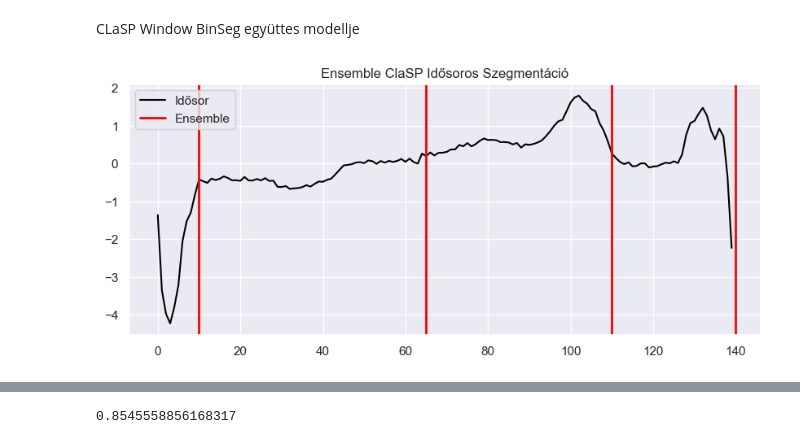
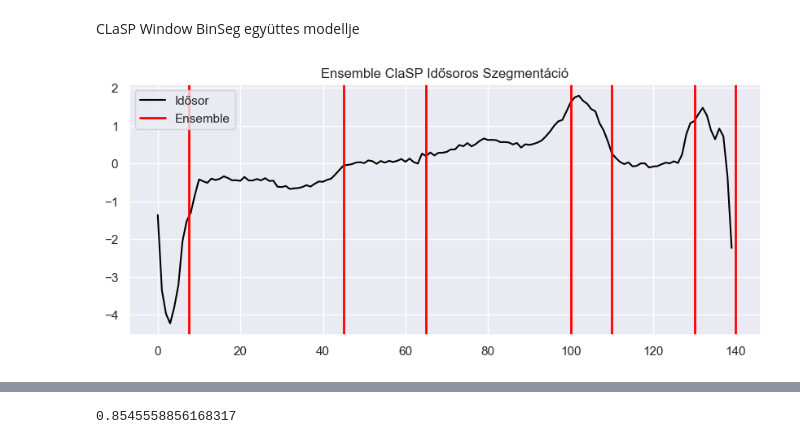
Before and after one commit to czotterbenedek/time-series-ensemble-segmentation, a Jupyter notebook: onlab_tfb4fy.ipynb, the cells around one changed output, grey strips where cells are left out. Saved outputs shown, nothing was run; the diff lists cells and outputs as text; code cells hidden in the pictures.

Commit message:
Window optimized

```diff
--- a/onlab_tfb4fy.ipynb
+++ b/onlab_tfb4fy.ipynb
@@ -418,7 +443,7 @@ algo3 = rpt.BottomUp(model="l2").fit(signal).predict(pen=5)
 all_bkps = np.concatenate([algo1, algo2, algo3])
 
 # Perform hierarchical clustering on the combined list
-Z = linkage(all_bkps.reshape(-1, 1), method='single')
+Z = linkage(all_bkps.reshape(-1, 1), method='ward')
 
 # Determine clusters based on a distance threshold
 distance_threshold = 5  # Adjust this value as needed
@@ -493,41 +518,62 @@ breakpoints_clasp = clasp.fit_predict(signal)
 binseg = Binseg(model="l2", min_size=5).fit(signal)
 breakpoints_binseg = binseg.predict(n_bkps=2)  # 2 változási pontot keresünk
 
-# 🔹 Window-based Change Detection
-window = Window(width=20, model="l2").fit(signal)
-breakpoints_window = window.predict(n_bkps=2)
+# 🔹 Window Segmentation (ruptures)
+model="l2"
+width=None
+n_bkps=None
+if width is None:
+    width = max(5, len(signal) // 20)  # Dynamically adjust width
+
+window = Window(model=model, width=width).fit(ts)
+
+# Try different n_bkps values and compute segment length variance
+max_bkps = min(15, len(signal) // (2 * width))  # Set a reasonable upper bound
+variances = []
+bkps_range = list(range(1, max_bkps + 1))
+
+for n_bkps in bkps_range:
+    change_points = window.predict(n_bkps=n_bkps)
+    segment_lengths = np.diff([0] + change_points + [len(signal)])  # Compute segment sizes
+    variances.append(np.var(segment_lengths))  # Store variance
+
+# Use the elbow method to find the optimal n_bkps
+kneedle = KneeLocator(bkps_range, variances, curve="convex", direction="decreasing")
+optimal_bkps = kneedle.elbow if kneedle.elbow else 1  # Default to 1 if no elbow found
+
+breakpoints_window = window.predict(n_bkps=optimal_bkps)
 
 all_bkps = np.concatenate([breakpoints_clasp, breakpoints_binseg, breakpoints_window])
 
 # Perform hierarchical clustering on the combined list
-Z = linkage(all_bkps.reshape(-1, 1), method='single')
+Z = linkage(all_bkps.reshape(-1, 1), method='ward')
 
 # Determine clusters based on a distance threshold
 distance_threshold = 5  # Adjust this value as needed
 clusters = fcluster(Z, t=distance_threshold, criterion='distance')
 
 # Select the representative change point from each cluster (e.g., the median)
 ensemble_bkps = []
 for cluster_id in np.unique(clusters):
     cluster_points = all_bkps[clusters == cluster_id]
     representative_point = np.mean(cluster_points)
     ensemble_bkps.append(representative_point)
 
 # Sort the final change points
 ensemble_bkps = np.sort(ensemble_bkps)
 
 # 🔹 Eredmények vizualizálása
 plt.figure(figsize=(10, 4))
 plt.plot(signal, label="Idősor", color="black")
 
 for bkp in ensemble_bkps:
     plt.axvline(x=bkp, color='red', linestyle='-', linewidth=2, label="Ensemble" if bkp == ensemble_bkps[0] else "")
 
 plt.legend()
 plt.title("Ensemble ClaSP Idősoros Szegmentáció")
 plt.show()
 # %% [output]
-[figure, old version]
+[figure, new version]
 # %%
 def CLaSPWindowBinSeg_segmenter(ts):
     # 🔹 ClaSP szegmentáció
```
Also changed, not shown: parts of 18 cells of this notebook.
